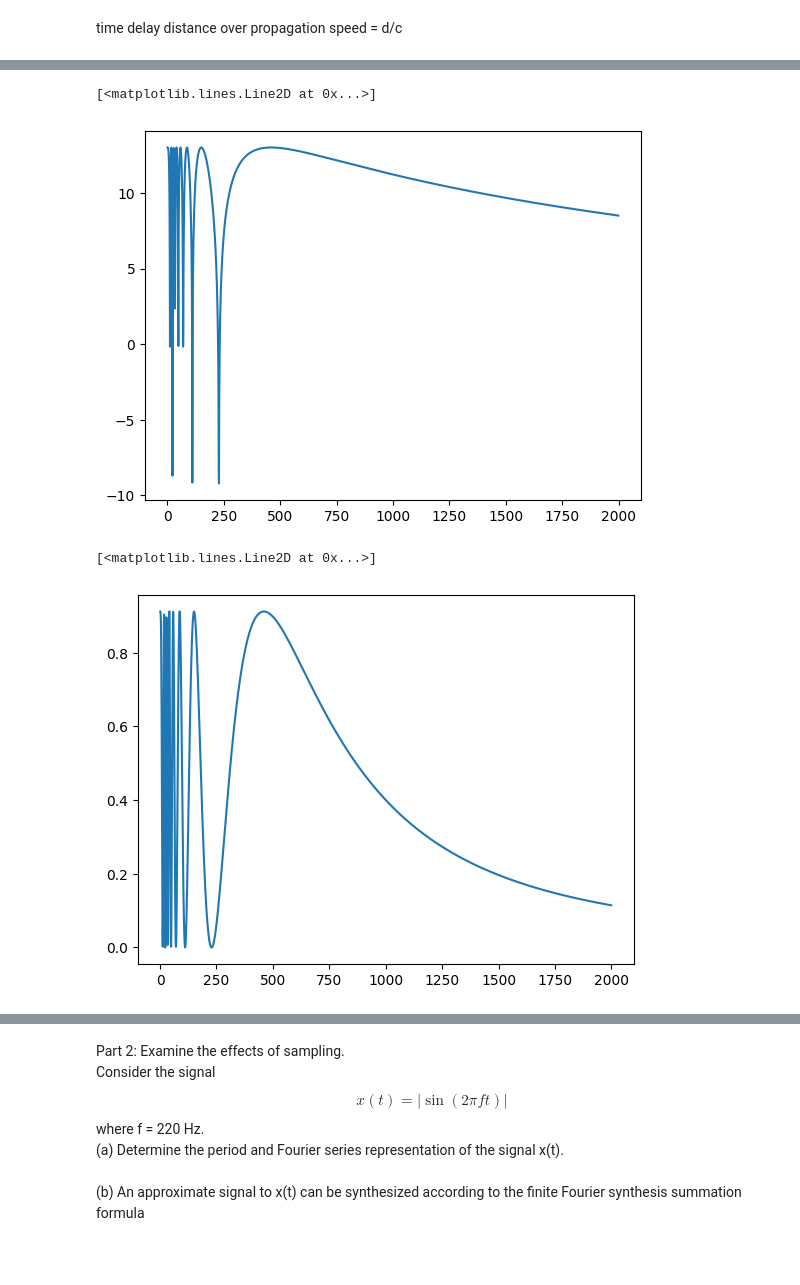
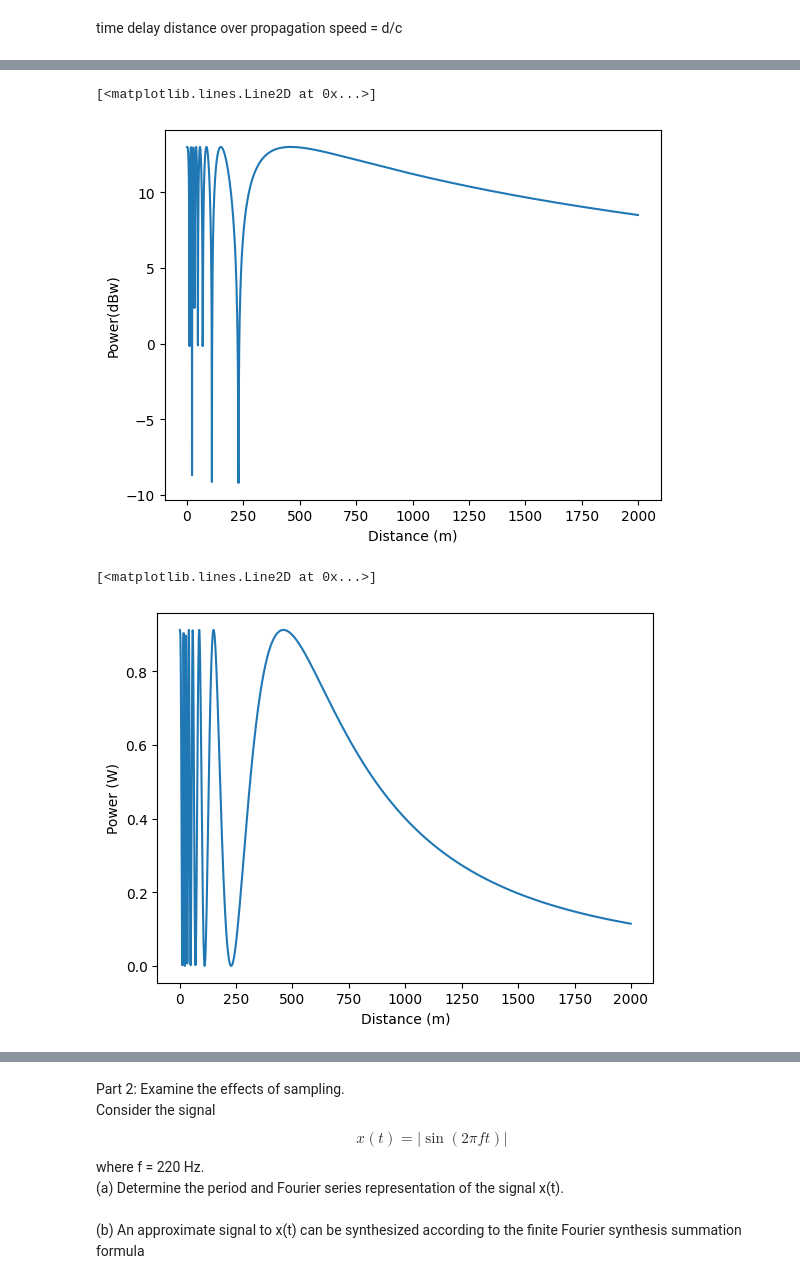
Before and after one commit to emifred/SignalProcessing-Project1, a Jupyter notebook: Untitled.ipynb, the cells around one changed output, grey strips where cells are left out. Drawn from its saved outputs; the diff is of its cells as text; code cells hidden in the pictures; blank space fills up the shorter version.

```diff
--- a/Untitled.ipynb
+++ b/Untitled.ipynb
@@ -80,19 +80,19 @@ plt.plot(x_values, y_values, label='func(x)')
 # %%
 y_values2 = np.array(y_values2)
-plt.xlabel('some numbers')
-plt.ylabel('some numbers')
+plt.xlabel('Distance (m)')
+plt.ylabel('Power(dBw)')
 plt.plot(x_values, y_values2, label='func(x)')
 # %% [output]
 [<matplotlib.lines.Line2D at 0x...>]
-[figure, old version]
+[figure, new version]
 # %%
 y_valuesPr = np.array(y_valuesPr)
 plt.xlabel('Distance (m)')
-plt.ylabel('some numbers')
+plt.ylabel('Power (W)')
 plt.plot(x_values, y_valuesPr, label='func(x)')
 # %% [output]
 [<matplotlib.lines.Line2D at 0x...>]
-[figure, old version]
+[figure, new version]
 # %%
 y_valuesPr = np.array(y_valuesPrB)
 plt.xlabel('Distance (m)')
```
Also changed, not shown: parts of 2 cells of this notebook.
